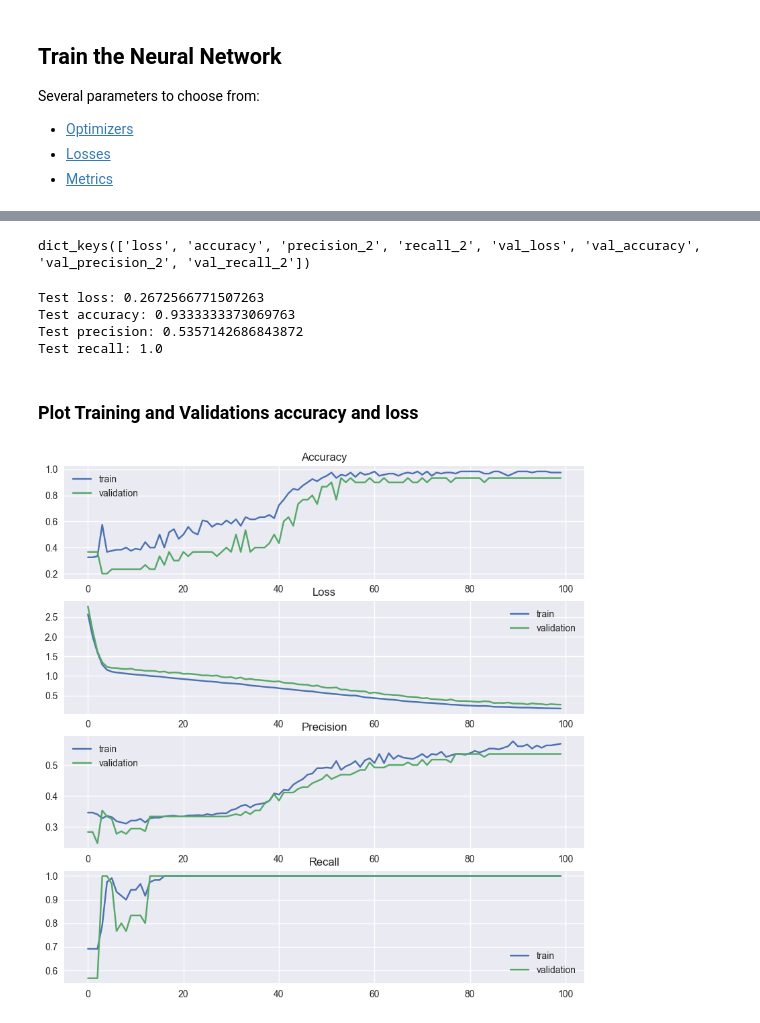
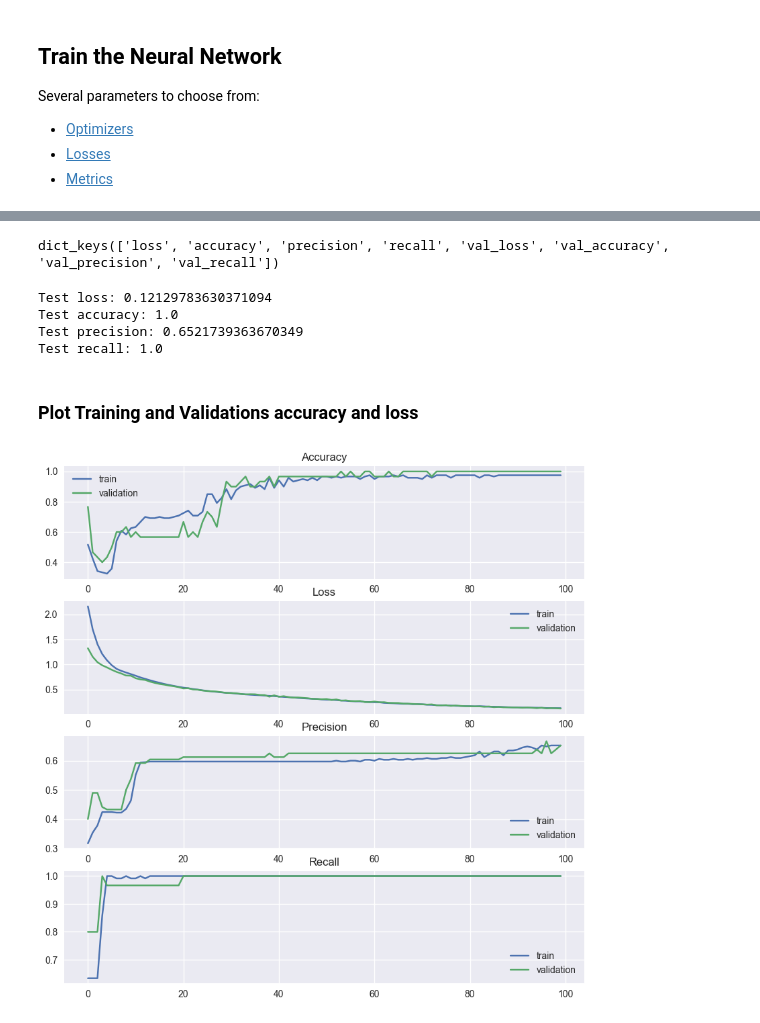
Before and after one commit to MilaSong/INF4039_Labs, a Jupyter notebook: lab3_mlp_classification/lab3.ipynb, the cells around one changed output, grey strips where cells are left out. Drawn from its saved outputs; the diff is of its cells as text; code cells hidden in the pictures.

Commit message:
fix: changed input layer type

```diff
--- a/lab3_mlp_classification/lab3.ipynb
+++ b/lab3_mlp_classification/lab3.ipynb
@@ -168,7 +168,7 @@ np.random.seed(1337)
 
 model = keras.Sequential(
     [
-        layers.Input(shape = normalized_x_train[0].shape),
+        layers.InputLayer(input_shape = normalized_x_train[0].shape),
         layers.Dense(8, activation="relu", name="layer1"),
         layers.Dense(8, activation="relu", name="layer2"),
         layers.Dense(3, activation = "sigmoid", name="layer3"),
@@ -216,7 +218,7 @@ history = model.fit(X_train, y_train,
 # %%
 history.history.keys()
 # %% [output]
-dict_keys(['loss', 'accuracy', 'precision_2', 'recall_2', 'val_loss', 'val_accuracy', 'val_precision_2', 'val_recall_2'])
+dict_keys(['loss', 'accuracy', 'precision', 'recall', 'val_loss', 'val_accuracy', 'val_precision', 'val_recall'])
 # %%
 score = model.evaluate(X_test, y_test, verbose=0)
 print('Test loss:', score[0])
@@ -224,46 +226,46 @@ print('Test accuracy:', score[1])
 print('Test precision:', score[2])
 print('Test recall:', score[3])
 # %% [output]
-Test loss: 0.2672566771507263
-Test accuracy: 0.9333333373069763
-Test precision: 0.5357142686843872
+Test loss: 0.12129783630371094
+Test accuracy: 1.0
+Test precision: 0.6521739363670349
 Test recall: 1.0
 # %% [markdown]
 ### Plot Training and Validations accuracy and loss
 # %%
 fig, (ax1, ax2, ax3, ax4) = plt.subplots(4, figsize=(10, 10))
 
 train_accuracy = history.history['accuracy']
 val_accuracy = history.history['val_accuracy']
 train_loss = history.history['loss']
 val_loss = history.history['val_loss']
-train_precision = history.history['precision_2']
-val_precision = history.history['val_precision_2']
-train_recall = history.history['recall_2']
-val_recall = history.history['val_recall_2']
+train_precision = history.history['precision']
+val_precision = history.history['val_precision']
+train_recall = history.history['recall']
+val_recall = history.history['val_recall']
 
 ax1.plot(train_accuracy, label='train')
 ax1.plot(val_accuracy, label='validation')
 ax1.set_title("Accuracy")
 
 ax2.plot(train_loss, label='train')
 ax2.plot(val_loss, label='validation')
 ax2.set_title("Loss")
 
 ax3.plot(train_precision, label='train')
 ax3.plot(val_precision, label='validation')
 ax3.set_title("Precision")
 
 ax4.plot(train_recall, label='train')
 ax4.plot(val_recall, label='validation')
 ax4.set_title("Recall")
 
 ax1.legend()
 ax2.legend()
 ax3.legend()
 ax4.legend();
 # %% [output]
-[figure, old version]
+[figure, new version]
 # %% [markdown]
 ## ROC Curve
 
```
Also changed, not shown: parts of 3 cells of this notebook, 1 other file.
